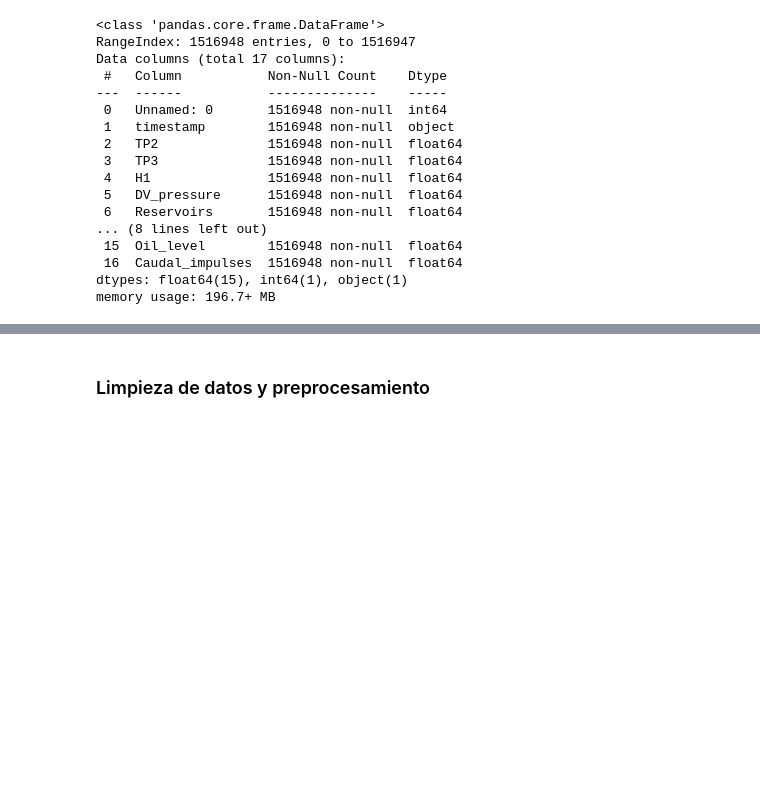
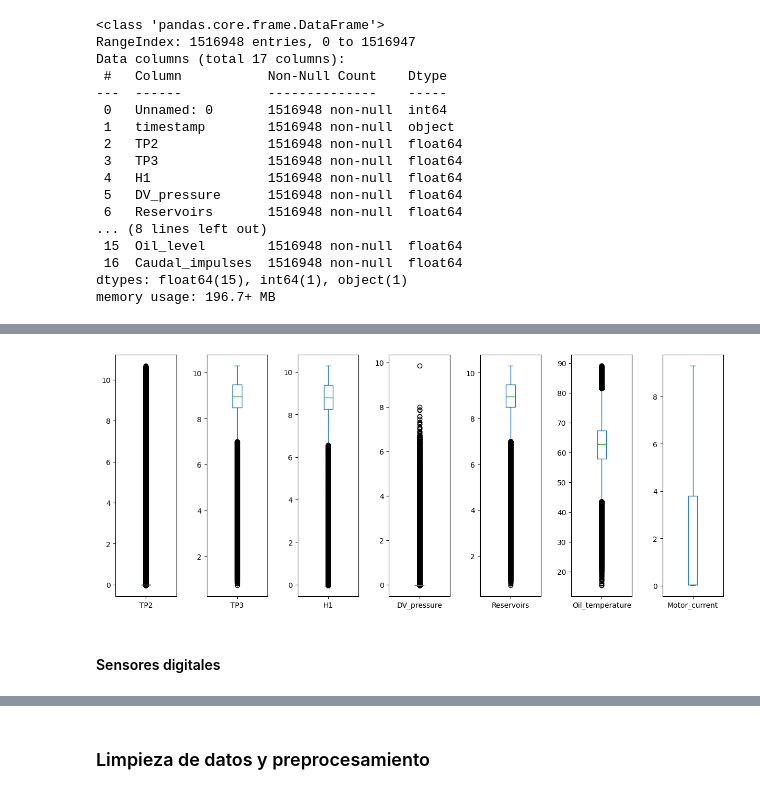
Before and after one commit to judith-ale/proyecto_modulo1, a Jupyter notebook: ProyectoModulo1_RabagoJ_MartinezC_VelicaX.ipynb, the cells around one changed output, grey strips where cells are left out. Drawn from its saved outputs; the diff is of its cells as text; code cells hidden in the pictures; blank space fills up the shorter version.

```diff
--- a/ProyectoModulo1_RabagoJ_MartinezC_VelicaX.ipynb
+++ b/ProyectoModulo1_RabagoJ_MartinezC_VelicaX.ipynb
@@ -177,0 +177,15 @@ data.describe().round(3)
+# %%
+data[['TP2', 'TP3', 'H1', 'DV_pressure', 'Reservoirs', 'Oil_temperature', 'Motor_current']].plot(
+    kind='box',
+    subplots=True,
+    sharey=False, sharex=False,
+    figsize=(15, 6)
+)
+
+# increase spacing between subplots
+plt.subplots_adjust(wspace=0.5)
+plt.show()
+# %% [output]
+[figure, added]
+# %% [markdown]
+#### Sensores digitales
```
Also changed, not shown: parts of 17 cells of this notebook.
